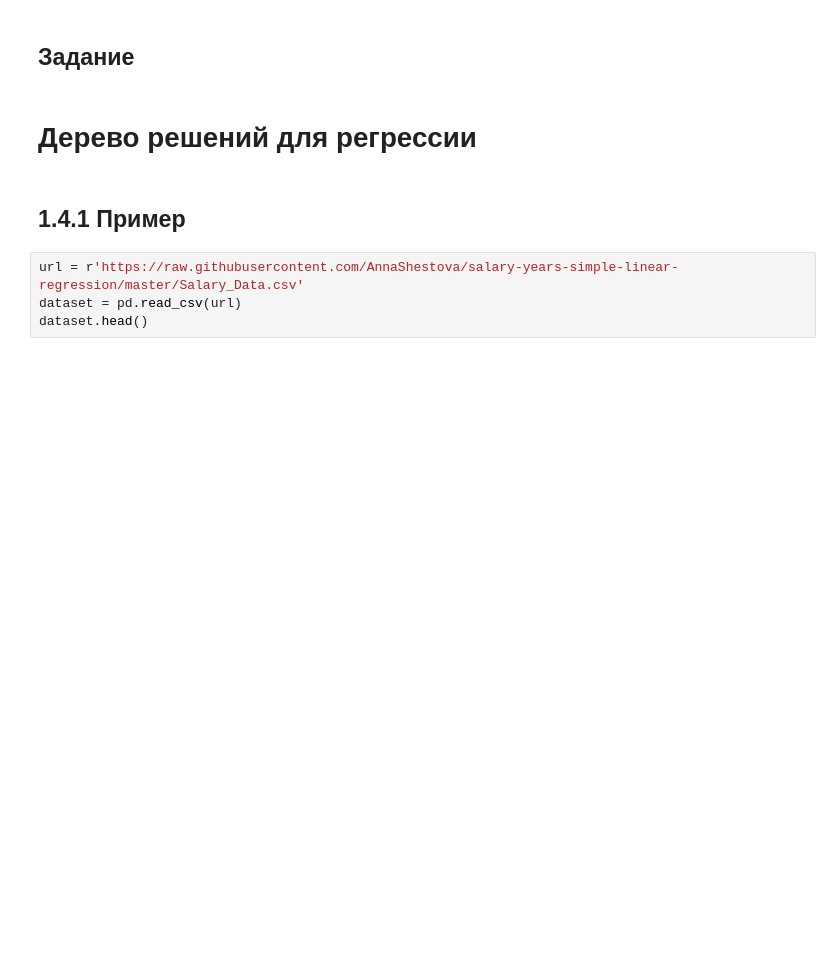
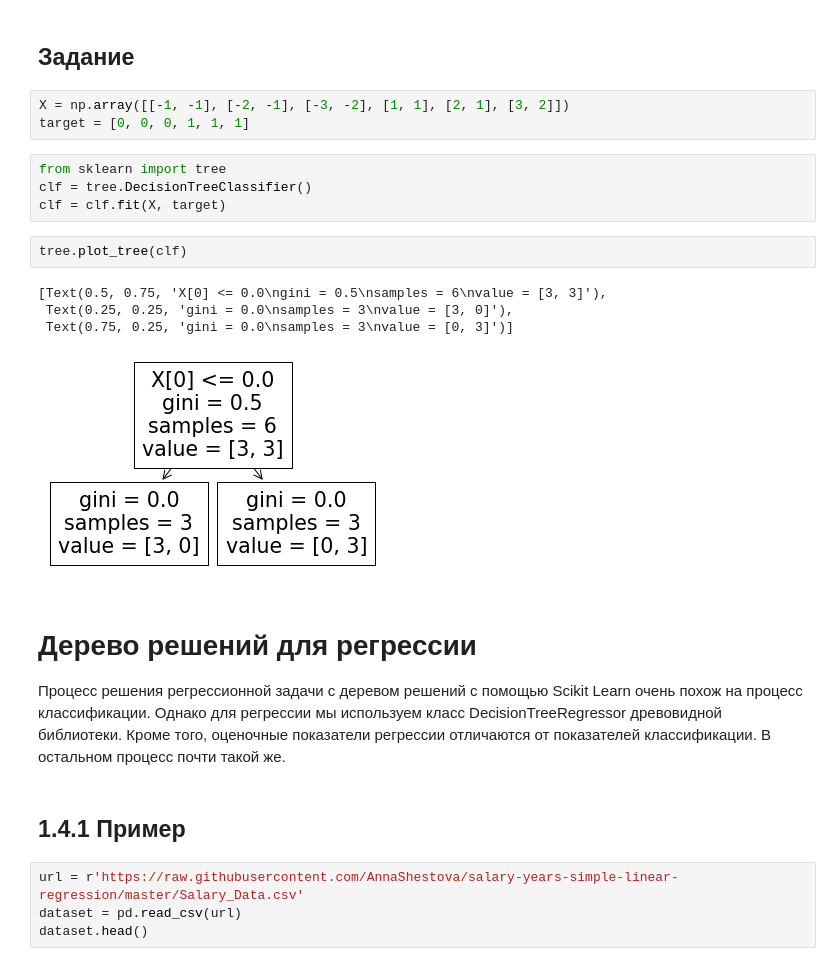
Before and after one commit to TimmmofeyD/WorkBook_AI, a Jupyter notebook: Lishchenko_Timofey_WorkBook5.ipynb, the cells around one changed output. Saved outputs shown, nothing was run; the diff lists cells and outputs as text; blank space fills up the shorter version.

```diff
--- a/Lishchenko_Timofey_WorkBook5.ipynb
+++ b/Lishchenko_Timofey_WorkBook5.ipynb
@@ -555,7 +679,27 @@ weighted avg       0.91      0.90      0.90        30
 # %% [markdown]
 ## Задание
+# %%
+X = np.array([[-1, -1], [-2, -1], [-3, -2], [1, 1], [2, 1], [3, 2]])
+target = [0, 0, 0, 1, 1, 1]
+# %%
+from sklearn import tree
+clf = tree.DecisionTreeClassifier()
+clf = clf.fit(X, target)
+# %%
+tree.plot_tree(clf)
+# %% [output]
+[Text(0.5, 0.75, 'X[0] <= 0.0\ngini = 0.5\nsamples = 6\nvalue = [3, 3]'),
+ Text(0.25, 0.25, 'gini = 0.0\nsamples = 3\nvalue = [3, 0]'),
+ Text(0.75, 0.25, 'gini = 0.0\nsamples = 3\nvalue = [0, 3]')]
+[figure, added]
 # %% [markdown]
 # Дерево решений для регрессии
+
+Процесс решения регрессионной задачи с деревом решений с
+помощью Scikit Learn очень похож на процесс классификации. Однако для
+регрессии мы используем класс DecisionTreeRegressor древовидной
+библиотеки. Кроме того, оценочные показатели регрессии отличаются от
+показателей классификации. В остальном процесс почти такой же.
 # %% [markdown]
 ## 1.4.1 Пример
 # %%
```
Also changed, not shown: parts of 34 cells of this notebook, 1 other file.
